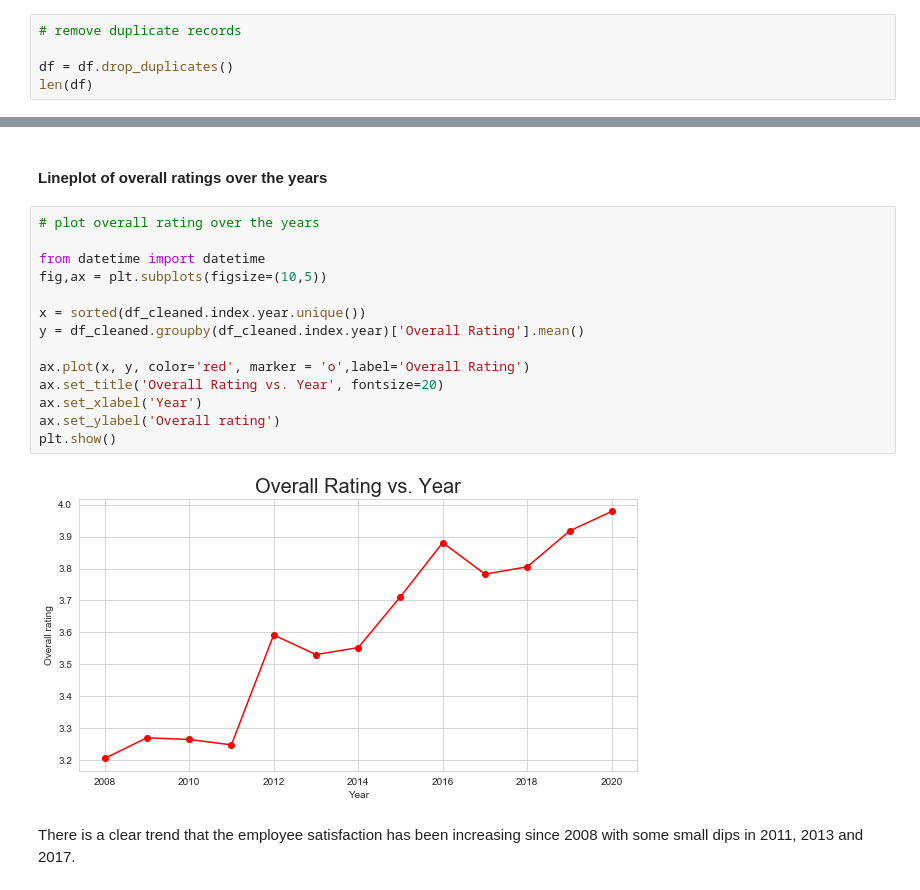
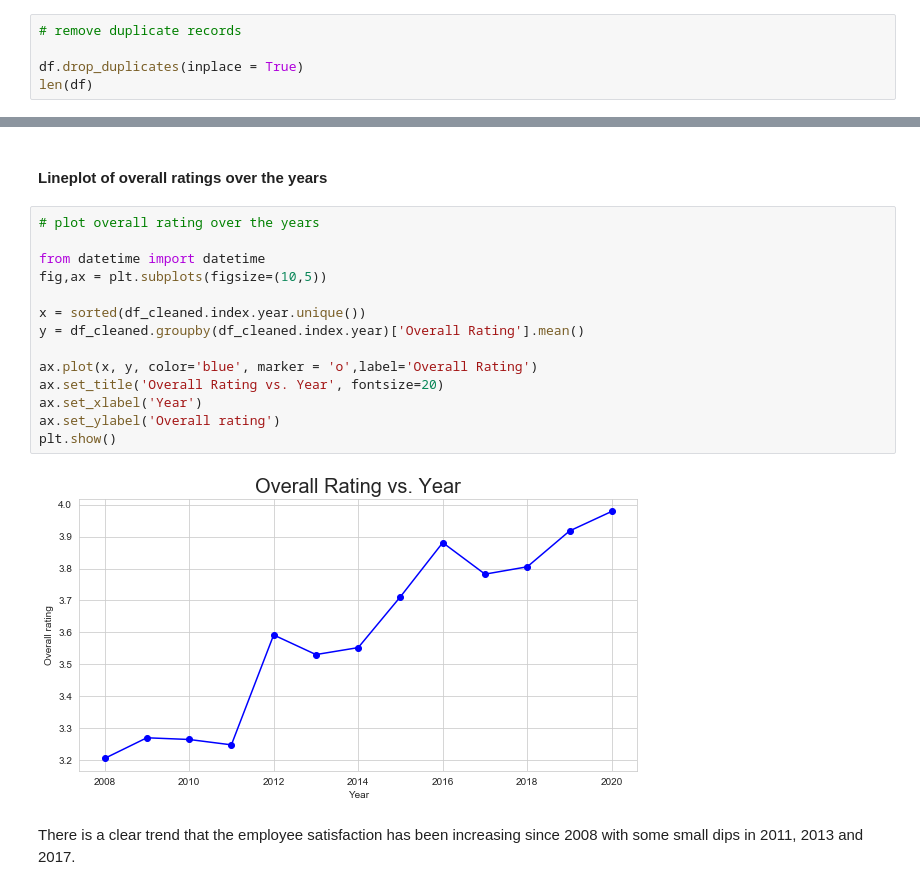
Before and after one commit to robertchen2021/glassdoor-company-review-analysis, a Jupyter notebook: 1. data-cleaning-and-EDA.ipynb, the cells around one changed output, grey strips where cells are left out. Cells and saved outputs as stored; diff of their text form.

```diff
--- a/1. data-cleaning-and-EDA.ipynb
+++ b/1. data-cleaning-and-EDA.ipynb
@@ -76,7 +68,7 @@ memory usage: 782.2+ KB
 # %%
 # remove duplicate records
 
-df = df.drop_duplicates()
+df.drop_duplicates(inplace = True)
 len(df)
 # %% [output]
 6386
@@ -364,19 +356,19 @@ On a scale of 1-5, this company's median overall rating is 4 which is pretty goo
 # %%
 # plot overall rating over the years
 
 from datetime import datetime
 fig,ax = plt.subplots(figsize=(10,5))
 
 x = sorted(df_cleaned.index.year.unique())
 y = df_cleaned.groupby(df_cleaned.index.year)['Overall Rating'].mean()
 
-ax.plot(x, y, color='red', marker = 'o',label='Overall Rating')
+ax.plot(x, y, color='blue', marker = 'o',label='Overall Rating')
 ax.set_title('Overall Rating vs. Year', fontsize=20)
 ax.set_xlabel('Year')
 ax.set_ylabel('Overall rating')
 plt.show()
 # %% [output]
-[figure, old version]
+[figure, new version]
 # %% [markdown]
 There is a clear trend that the employee satisfaction has been increasing since 2008 with some small dips in 2011, 2013 and 2017.
 # %% [markdown]
```
Also changed, not shown: parts of 9 cells of this notebook, 1 other file.
